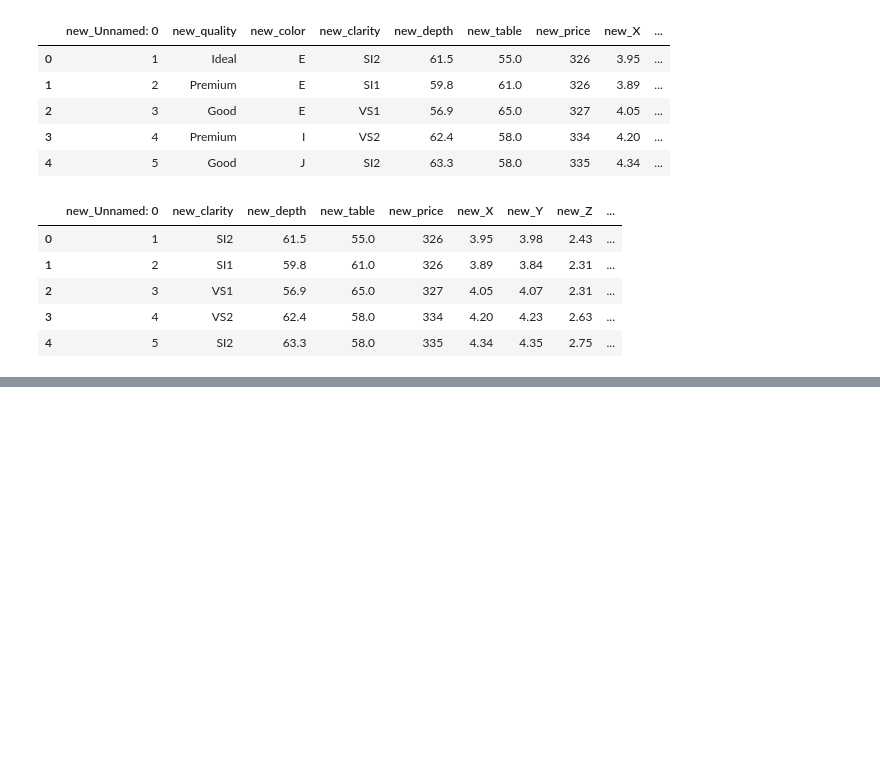
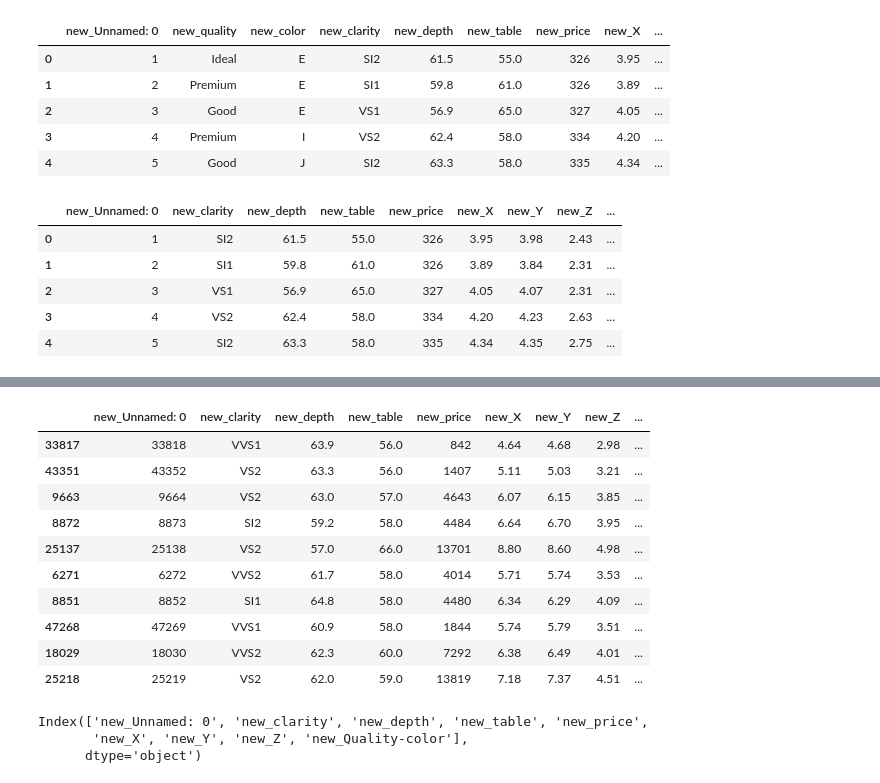
Before and after one commit to INA-95/Pandas, a Jupyter notebook: pandas.ipynb, the cells around one changed output, grey strips where cells are left out. Saved outputs shown, nothing was run; the diff lists cells and outputs as text; code cells hidden in the pictures; blank space fills up the shorter version.

```diff
--- a/pandas.ipynb
+++ b/pandas.ipynb
@@ -146,0 +239,24 @@ df.head()
+# %%
+# 19. Write a Pandas program to find the diamonds that are with a Fair or Good or Premium.
+
+df[df['new_Quality-color'].str.contains('Good') | df['new_Quality-color'].str.contains('Premium') | df['new_Quality-color'].str.contains('Fair')].sample(10)
+# %% [output]
+|  | new_Unnamed: 0 | new_clarity | new_depth | new_table | new_price | new_X | new_Y | new_Z | ... |
+| 33817 | 33818 | VVS1 | 63.9 | 56.0 | 842 | 4.64 | 4.68 | 2.98 | ... |
+| 43351 | 43352 | VS2 | 63.3 | 56.0 | 1407 | 5.11 | 5.03 | 3.21 | ... |
+| 9663 | 9664 | VS2 | 63.0 | 57.0 | 4643 | 6.07 | 6.15 | 3.85 | ... |
+| 8872 | 8873 | SI2 | 59.2 | 58.0 | 4484 | 6.64 | 6.70 | 3.95 | ... |
+| 25137 | 25138 | VS2 | 57.0 | 66.0 | 13701 | 8.80 | 8.60 | 4.98 | ... |
+| 6271 | 6272 | VVS2 | 61.7 | 58.0 | 4014 | 5.71 | 5.74 | 3.53 | ... |
+| 8851 | 8852 | SI1 | 64.8 | 58.0 | 4480 | 6.34 | 6.29 | 4.09 | ... |
+| 47268 | 47269 | VVS1 | 60.9 | 58.0 | 1844 | 5.74 | 5.79 | 3.51 | ... |
+| 18029 | 18030 | VVS2 | 62.3 | 60.0 | 7292 | 6.38 | 6.49 | 4.01 | ... |
+| 25218 | 25219 | VS2 | 62.0 | 59.0 | 13819 | 7.18 | 7.37 | 4.51 | ... |
+# %%
+# 20. Write a Pandas program to display all column labels of diamonds DataFrame.
+
+df.columns
+# %% [output]
+Index(['new_Unnamed: 0', 'new_clarity', 'new_depth', 'new_table', 'new_price',
+       'new_X', 'new_Y', 'new_Z', 'new_Quality-color'],
+      dtype='object')
```
Also changed, not shown: parts of 10 cells of this notebook.
